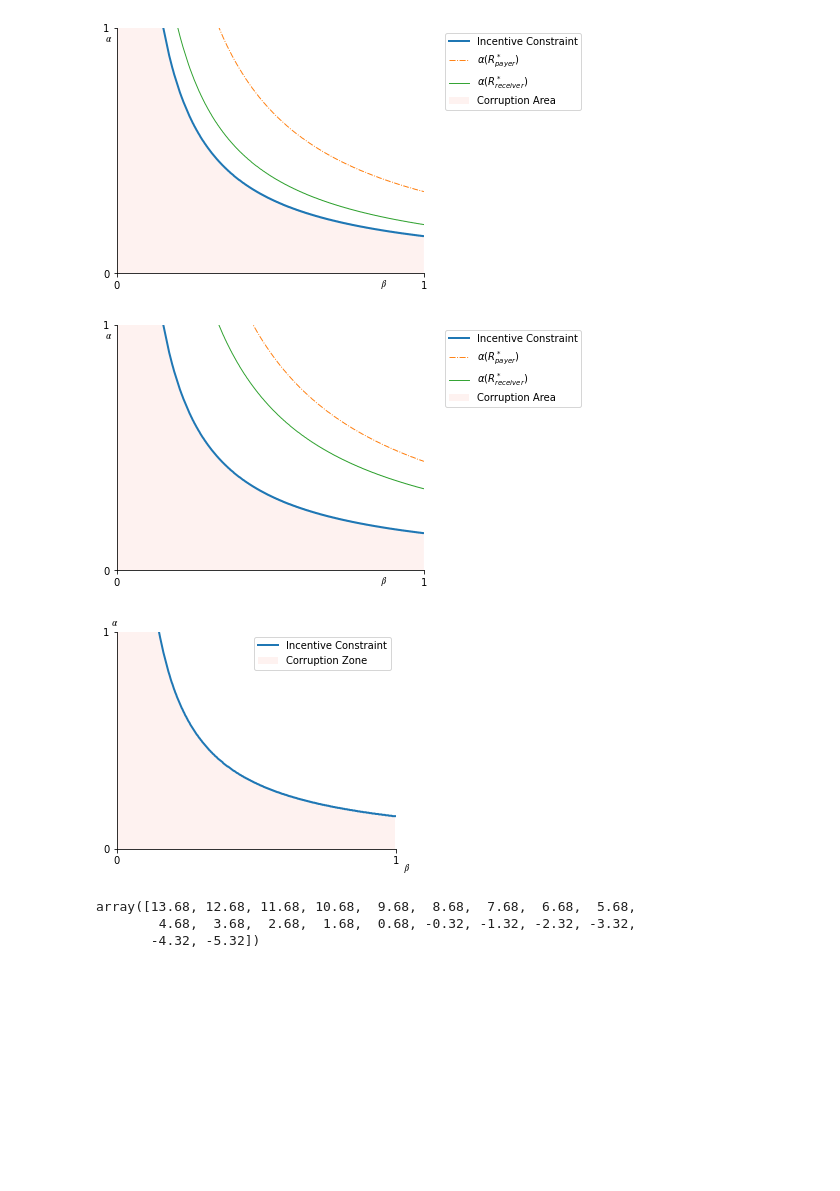
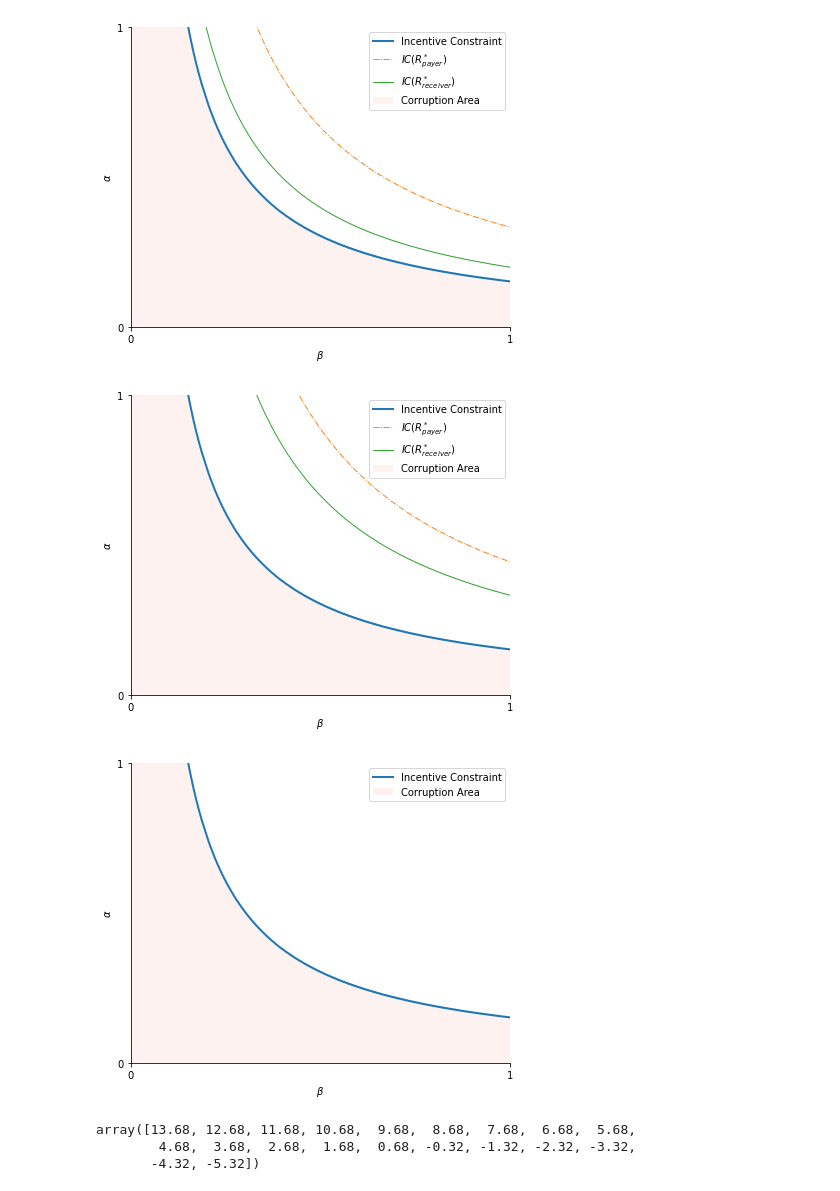
Before and after one commit to caxaxa/Chacha_PhD_Projects, a Jupyter notebook: Incentive_Curves_v2.ipynb, the cells around one changed output. Drawn from its saved outputs; the diff is of its cells as text; code cells hidden in the pictures; blank space fills up the shorter version.

```diff
--- a/Incentive_Curves_v2.ipynb
+++ b/Incentive_Curves_v2.ipynb
@@ -141,7 +133,7 @@ def get_IC_star(n,R_star,P_star,show_arrow = False, show_R = True, show_P = True
     P_r = P_receiver_solver(n,gamma,alpha,beta,a,c,f,P_star)
 
 
-    fig, ax = plt.subplots(figsize = (7,4))
+    fig, ax = plt.subplots(figsize = (6,5))
 
     ax.plot(x, alphas, linewidth=2)
     if show_R:
@@ -158,13 +150,15 @@ def get_IC_star(n,R_star,P_star,show_arrow = False, show_R = True, show_P = True
     ax.spines['right'].set_visible(False)
     ax.spines['top'].set_visible(False)
 
-    fig.text(0.57, 0.05, '$𝛽$')
-    fig.text(0.025, 0.9, '$𝛼$')
-    #fig.text(0.65, 0.08, '$𝛽~(P*) $')
-    #fig.text(0.02, 0.485, '$𝛼~(R*)$')
+    ax.set_xlabel('$\\beta$')
+    ax.set_ylabel('$\\alpha$')
 
     if show_P:
-      lim = int(630) #85
+      if a > c:
+        lim =  int(n *( 1 - ((( P_star - 1)*f)/get_b_star(gamma,alpha,beta,c,a,f))))
+      else:
+        lim =  int(n *( 1 - ((( P_star - 1)*f)/a)))
+
     else:
       lim = n
 
@@ -197,7 +191,12 @@ def get_IC_star(n,R_star,P_star,show_arrow = False, show_R = True, show_P = True
     plt.xticks(np.arange(0,1.1,1))
     plt.yticks(np.arange(0,1.1,1))
     #plt.title('Indiference curves')
-    plt.legend(('Incentive Constraint','$α (R_{payer}^*)$','$α (R_{receiver}^*)$','Corruption Area'),bbox_to_anchor=(1.05, 1), loc='upper left')
+    if show_R:
+      plt.legend(('Incentive Constraint','$IC (R_{payer}^*)$','$IC (R_{receiver}^*)$','Corruption Area'), loc='upper right')
+    elif show_P:
+      plt.legend(('Incentive Constraint','$IC (P_{payer}^*)$','$IC (P_{receiver}^*)$','Corruption Area'), loc='upper right')
+    else:
+      plt.legend(('Incentive Constraint','Corruption Area'), loc='upper right')
     plt.tight_layout()
     if save:
       plt.savefig('./'+ save +'.pdf')
@@ -221,16 +220,16 @@ get_IC_star(1000, R_star = 1.15,  P_star = 1.1,show_R = True,show_P = False, sav
 # %%
 get_IC_star(1000, R_star = 1,  P_star = 1.1,show_R = True,show_P = False, save = 'R_2')
 # %% [output]
-[figure, old version]
+[figure, new version]
 # %%
 get_IC_star(1000, R_star = .85,  P_star = 1.1,show_R = True,show_P = False, save = 'R_3')
 # %% [output]
-[figure, old version]
+[figure, new version]
 # %%
 alphas = alpha_solver(n,gamma,alpha,beta,a,c,f)
-get_ICs(n,alphas)
+get_IC_star(1000, R_star = .85,  P_star = 1.1,show_R = False ,show_P = False, save = 'IC_1')
 # %% [output]
-[figure, old version]
+[figure, new version]
 # %%
 j = 500
 gamma = 0.9
```
Also changed, not shown: parts of 5 cells of this notebook.
